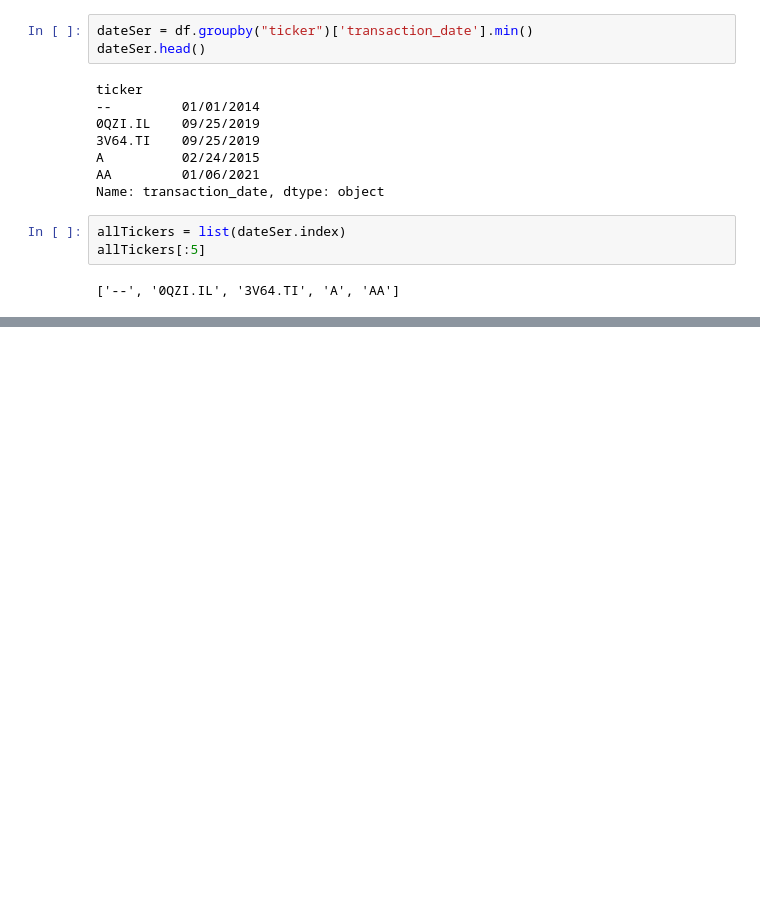
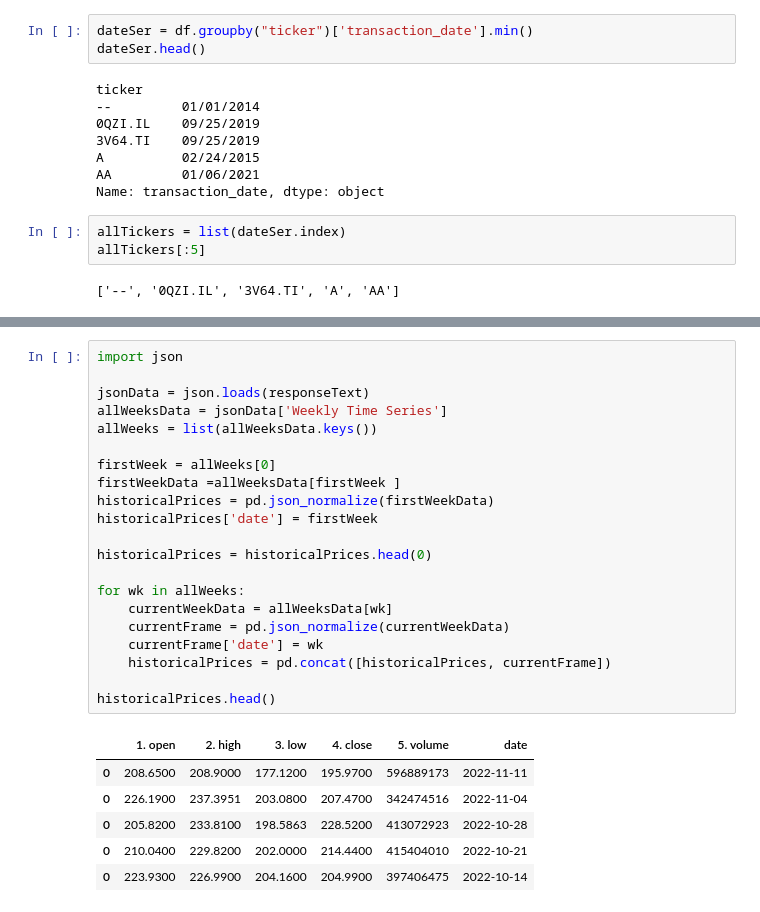
Before and after one commit to MattTheEconomist/Senator-Investments-ETL, a Jupyter notebook: Historical Prices.ipynb, the cells around one changed output, grey strips where cells are left out. Saved outputs shown, nothing was run; the diff lists cells and outputs as text; blank space fills up the shorter version.

```diff
--- a/Historical Prices.ipynb
+++ b/Historical Prices.ipynb
@@ -65,0 +92,28 @@ https://www.alphavantage.co/query?function=TIME_SERIES_WEEKLY&symbol=KO&apikey=N
+# %%
+import json
+
+jsonData = json.loads(responseText)
+allWeeksData = jsonData['Weekly Time Series']
+allWeeks = list(allWeeksData.keys())
+
+firstWeek = allWeeks[0]
+firstWeekData =allWeeksData[firstWeek ]
+historicalPrices = pd.json_normalize(firstWeekData)
+historicalPrices['date'] = firstWeek
+
+historicalPrices = historicalPrices.head(0)
+
+for wk in allWeeks:
+    currentWeekData = allWeeksData[wk]
+    currentFrame = pd.json_normalize(currentWeekData)
+    currentFrame['date'] = wk
+    historicalPrices = pd.concat([historicalPrices, currentFrame])
+
+historicalPrices.head()
+# %% [output]
+|  | 1. open | 2. high | 3. low | 4. close | 5. volume | date |
+| 0 | 208.6500 | 208.9000 | 177.1200 | 195.9700 | 596889173 | 2022-11-11 |
+| 0 | 226.1900 | 237.3951 | 203.0800 | 207.4700 | 342474516 | 2022-11-04 |
+| 0 | 205.8200 | 233.8100 | 198.5863 | 228.5200 | 413072923 | 2022-10-28 |
+| 0 | 210.0400 | 229.8200 | 202.0000 | 214.4400 | 415404010 | 2022-10-21 |
+| 0 | 223.9300 | 226.9900 | 204.1600 | 204.9900 | 397406475 | 2022-10-14 |
```
Also changed, not shown: parts of 7 cells of this notebook.
